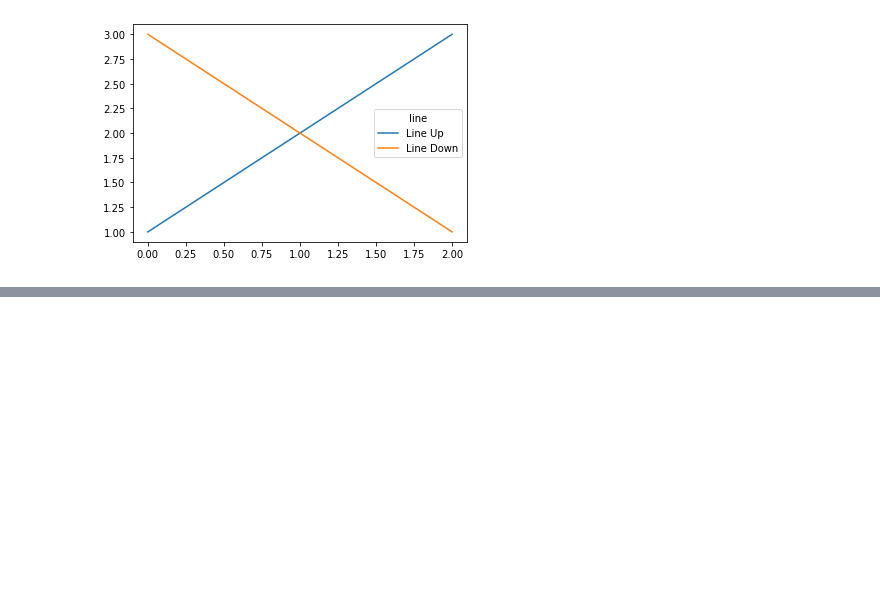
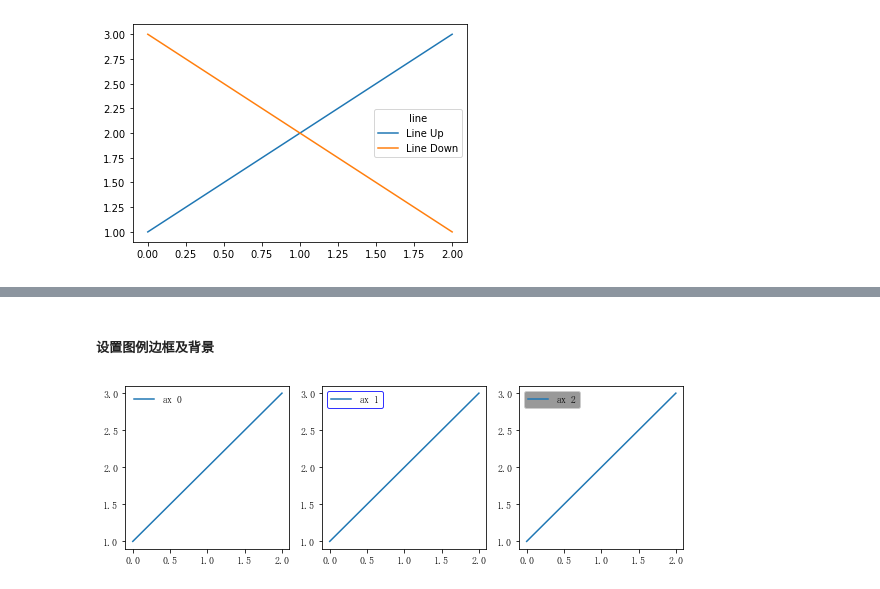
Before and after one commit to datawhalechina/fantastic-matplotlib, a Jupyter notebook: 第四回：文字图例尽眉目.ipynb, the cells around one changed output, grey strips where cells are left out. Saved outputs shown, nothing was run; the diff lists cells and outputs as text; code cells hidden in the pictures; blank space fills up the shorter version.

```diff
--- a/第四回：文字图例尽眉目.ipynb
+++ b/第四回：文字图例尽眉目.ipynb
@@ -458,0 +376,12 @@ plt.gca().add_artist(l1)
+# %% [markdown]
+##### 设置图例边框及背景
+# %%
+fig = plt.figure(figsize=(10,3))
+axes = fig.subplots(1,3)
+for i, ax in enumerate(axes):
+    ax.plot([1,2,3],label=f'ax {i}')
+axes[0].legend(frameon=False) #去掉图例边框
+axes[1].legend(edgecolor='blue') #设置图例边框颜色
+axes[2].legend(facecolor='gray'); #设置图例背景颜色,若无边框,参数无效
+# %% [output]
+[figure, added]
```
Also changed, not shown: parts of 21 cells of this notebook.
